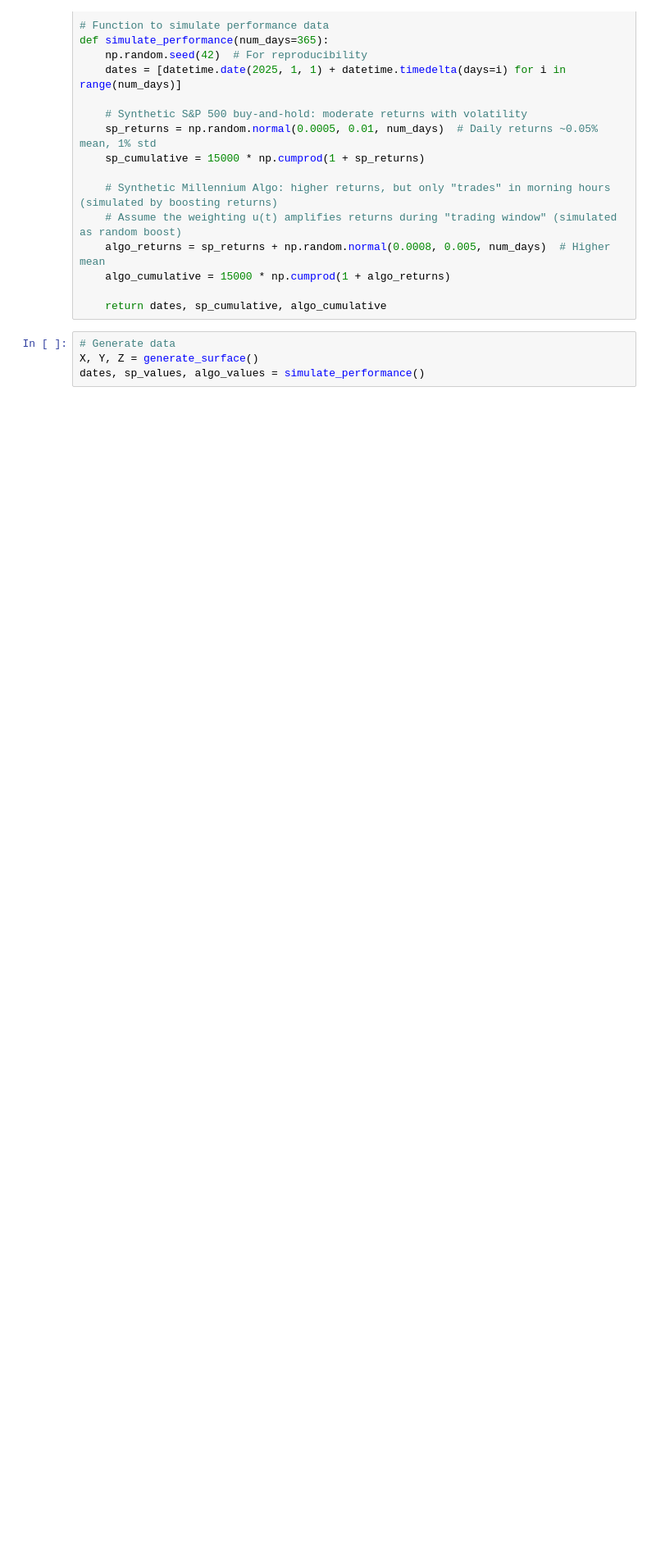
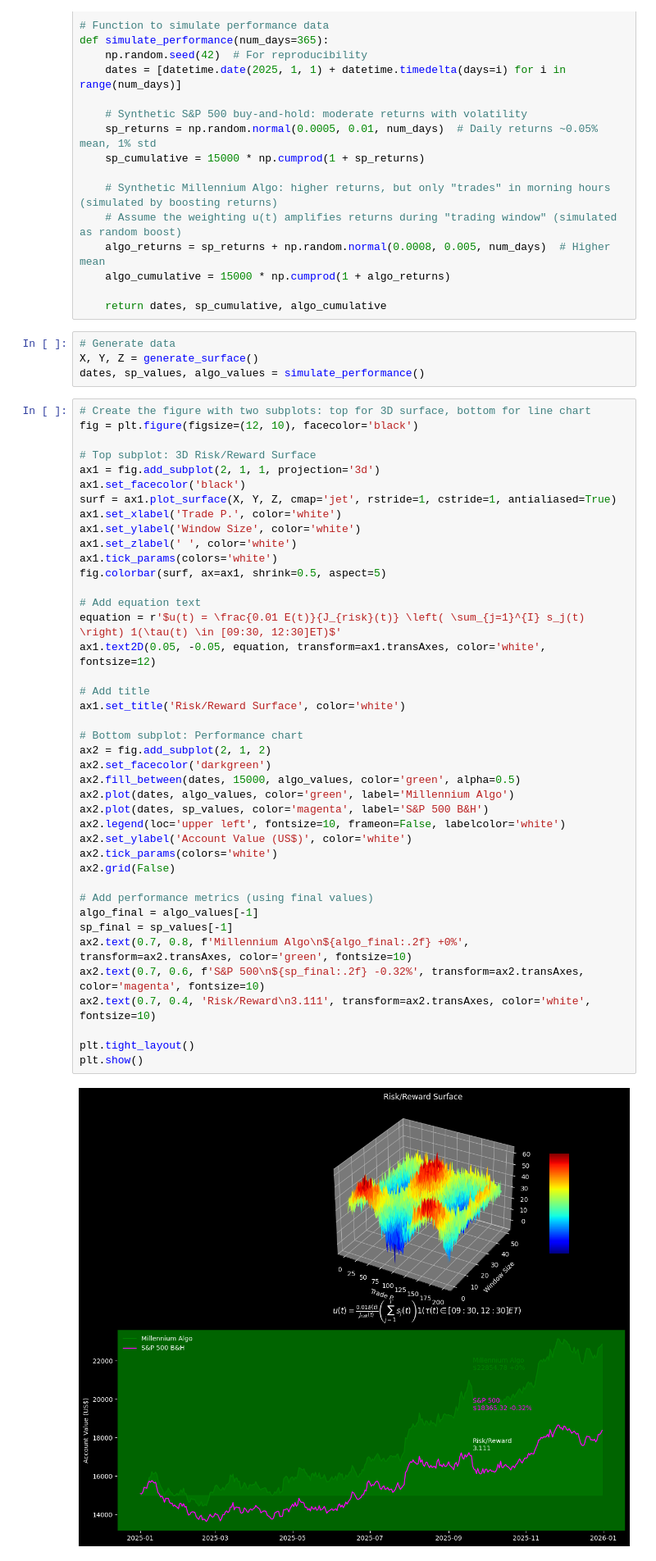
Before and after one commit to Storm00212/QUANT, a Jupyter notebook: MILLENIUM_ALGO_N&Q.ipynb, the cells around one changed output. Shown at 82% size. Cells and saved outputs as stored; diff of their text form; blank space fills up the shorter version.

```diff
--- a/MILLENIUM_ALGO_N&Q.ipynb
+++ b/MILLENIUM_ALGO_N&Q.ipynb
@@ -46,3 +46,46 @@ def simulate_performance(num_days=365):
 # Generate data
 X, Y, Z = generate_surface()
 dates, sp_values, algo_values = simulate_performance()
+# %%
+# Create the figure with two subplots: top for 3D surface, bottom for line chart
+fig = plt.figure(figsize=(12, 10), facecolor='black')
+
+# Top subplot: 3D Risk/Reward Surface
+ax1 = fig.add_subplot(2, 1, 1, projection='3d')
+ax1.set_facecolor('black')
+surf = ax1.plot_surface(X, Y, Z, cmap='jet', rstride=1, cstride=1, antialiased=True)
+ax1.set_xlabel('Trade P.', color='white')
+ax1.set_ylabel('Window Size', color='white')
+ax1.set_zlabel(' ', color='white')
+ax1.tick_params(colors='white')
+fig.colorbar(surf, ax=ax1, shrink=0.5, aspect=5)
+
+# Add equation text
+equation = r'$u(t) = \frac{0.01 E(t)}{J_{risk}(t)} \left( \sum_{j=1}^{I} s_j(t) \right) 1(\tau(t) \in [09:30, 12:30]ET)$'
+ax1.text2D(0.05, -0.05, equation, transform=ax1.transAxes, color='white', fontsize=12)
+
+# Add title
+ax1.set_title('Risk/Reward Surface', color='white')
+
+# Bottom subplot: Performance chart
+ax2 = fig.add_subplot(2, 1, 2)
+ax2.set_facecolor('darkgreen')
+ax2.fill_between(dates, 15000, algo_values, color='green', alpha=0.5)
+ax2.plot(dates, algo_values, color='green', label='Millennium Algo')
+ax2.plot(dates, sp_values, color='magenta', label='S&P 500 B&H')
+ax2.legend(loc='upper left', fontsize=10, frameon=False, labelcolor='white')
+ax2.set_ylabel('Account Value (US$)', color='white')
+ax2.tick_params(colors='white')
+ax2.grid(False)
+
+# Add performance metrics (using final values)
+algo_final = algo_values[-1]
+sp_final = sp_values[-1]
+ax2.text(0.7, 0.8, f'Millennium Algo\n${algo_final:.2f} +0%', transform=ax2.transAxes, color='green', fontsize=10)
+ax2.text(0.7, 0.6, f'S&P 500\n${sp_final:.2f} -0.32%', transform=ax2.transAxes, color='magenta', fontsize=10)
+ax2.text(0.7, 0.4, 'Risk/Reward\n3.111', transform=ax2.transAxes, color='white', fontsize=10)
+
+plt.tight_layout()
+plt.show()
+# %% [output]
+[figure, added]
```
